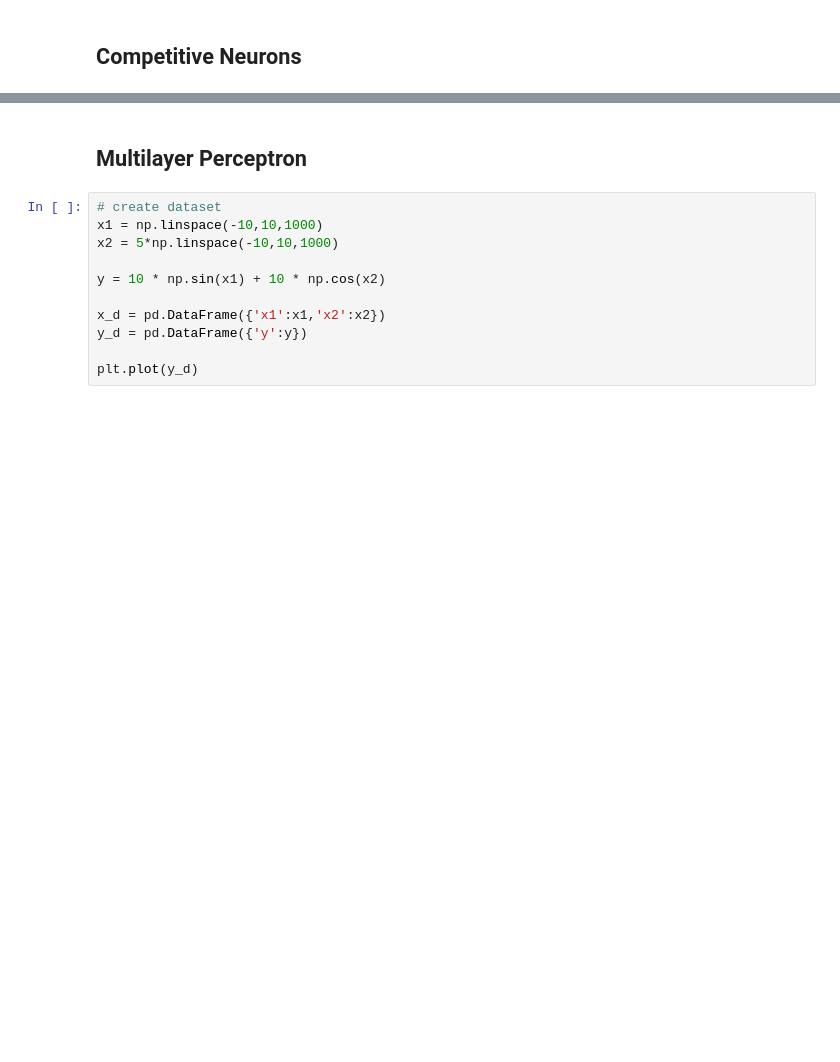
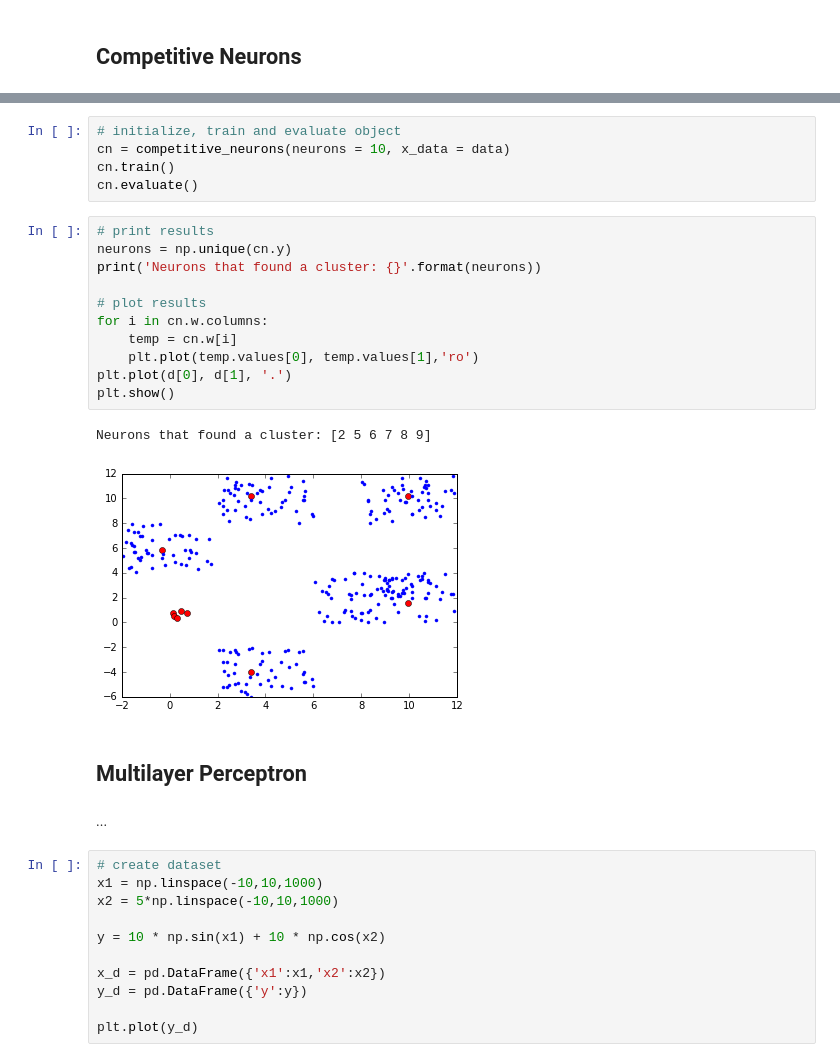
Before and after one commit to RHDZMOTA/metallic_blue_lizard, a Jupyter notebook: Introduction_neural_net.ipynb, the cells around one changed output, grey strips where cells are left out. Drawn from its saved outputs; the diff is of its cells as text; blank space fills up the shorter version.

```diff
--- a/Introduction_neural_net.ipynb
+++ b/Introduction_neural_net.ipynb
@@ -119,5 +205,26 @@ plt.show()
+# %%
+# initialize, train and evaluate object
+cn = competitive_neurons(neurons = 10, x_data = data)
+cn.train()
+cn.evaluate()
+# %%
+# print results
+neurons = np.unique(cn.y)
+print('Neurons that found a cluster: {}'.format(neurons))
+
+# plot results
+for i in cn.w.columns:
+    temp = cn.w[i]
+    plt.plot(temp.values[0], temp.values[1],'ro')
+plt.plot(d[0], d[1], '.')
+plt.show()
+# %% [output]
+Neurons that found a cluster: [2 5 6 7 8 9]
+[figure, added]
 # %% [markdown]
 ## Multilayer Perceptron
+# %% [markdown]
+...
 # %%
 # create dataset
 x1 = np.linspace(-10,10,1000)
```
Also changed, not shown: parts of 6 cells of this notebook.
